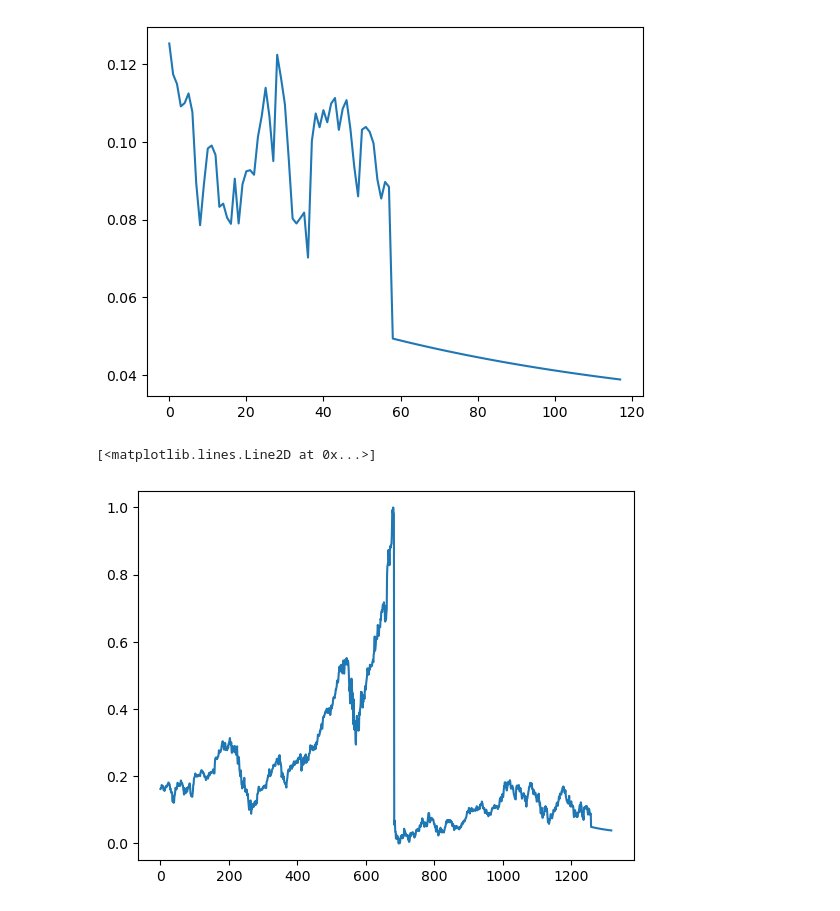
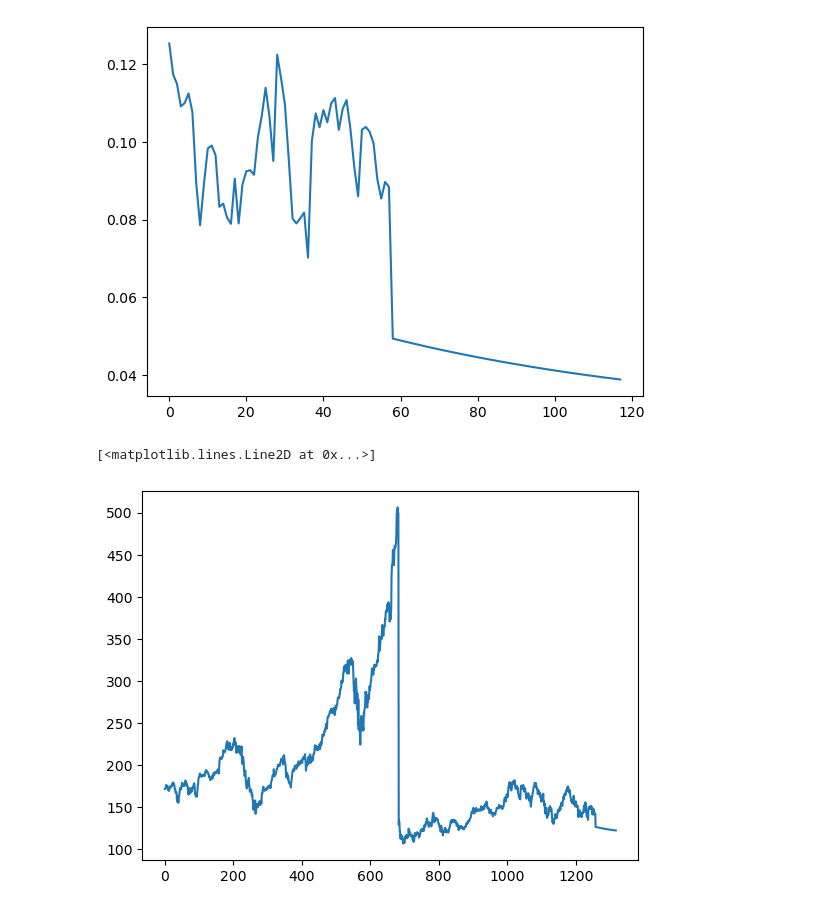
Before and after one commit to kamipakistan/NLP-Complete-Roadmap, a Jupyter notebook: 14_LSTM_Stock Price Prediction And Forecasting.ipynb, the cells around one changed output. Cells and saved outputs as stored; diff of their text form; code cells hidden in the pictures.

```diff
--- a/14_LSTM_Stock Price Prediction And Forecasting.ipynb
+++ b/14_LSTM_Stock Price Prediction And Forecasting.ipynb
@@ -366,7 +366,7 @@ plt.plot(df_[1200:])
 [<matplotlib.lines.Line2D at 0x...>]
 [figure]
 # %%
-plt.plot(df_[:])
+plt.plot(scaler.inverse_transform(df_[:]))
 # %% [output]
 [<matplotlib.lines.Line2D at 0x...>]
-[figure, old version]
+[figure, new version]
```
